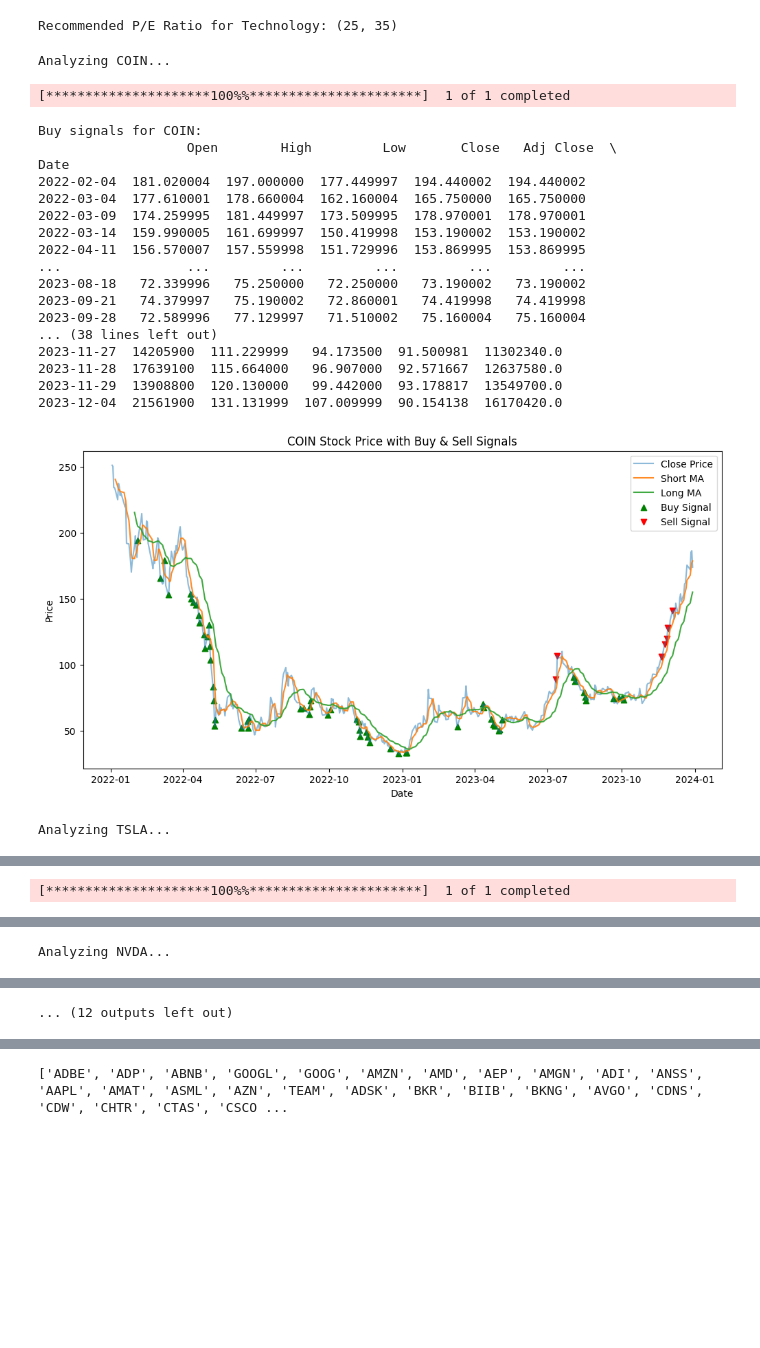
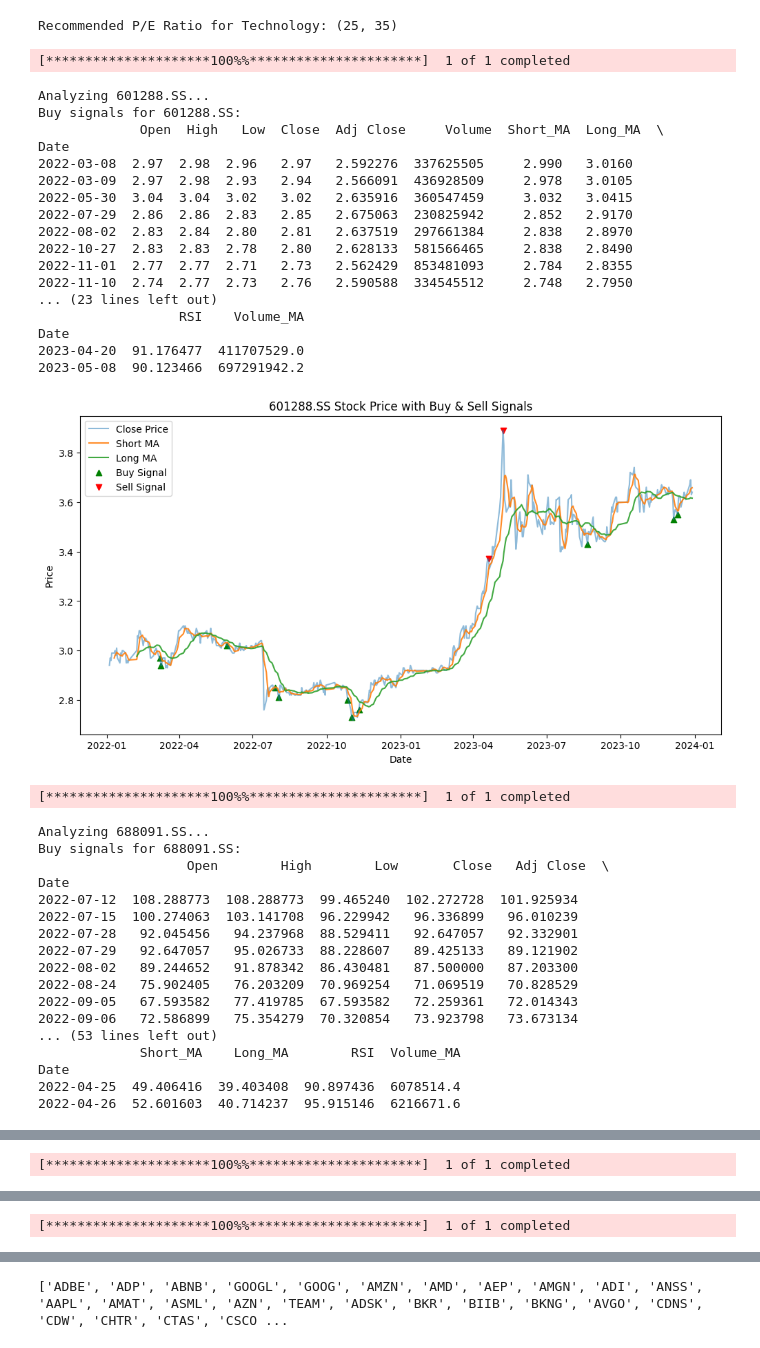
Before and after one commit to zhijiezh/stock-daily-check, a Jupyter notebook: test.ipynb, the cells around one changed output, grey strips where cells are left out. Saved outputs shown, nothing was run; the diff lists cells and outputs as text; code cells hidden in the pictures; blank space fills up the shorter version.

```diff
--- a/test.ipynb
+++ b/test.ipynb
@@ -128,52 +128,68 @@ def backtest_strategy(stock_data, buy_signals, sell_signals, holding_period=30,
 # %%
 
 # Define a list of stock tickers
-tickers = ['COIN', 'TSLA', 'NVDA', 'AMD', 'AAPL', 'JPM']
+tickers = ['601288.SS', '688091.SS', '600221.SS', '600733.SS', '300169.SZ','603628.SS']
 
 start_date = '2022-01-01'
 end_date = '2024-01-01'
 
 # Monitor each stock
 for ticker in tickers:
     print(f"Analyzing {ticker}...")
     stock = get_stock_data(ticker, start_date, end_date)
-    buy, sell = decide_trade(stock, short_window=5, long_window=20)
+    buy, sell = decide_trade(stock, short_window=5, long_window=20, rsi_buy_signal=30, rsi_sell_signal=90)
 
     # You can store these results in a data structure or database
     print(f"Buy signals for {ticker}:\n", stock[buy])
     print(f"Sell signals for {ticker}:\n", stock[sell])
 
     # Optional: Plotting
     plt.figure(figsize=(12,6))
     plt.plot(stock['Close'], label='Close Price', alpha=0.5)
     plt.plot(stock['Short_MA'], label='Short MA', alpha=0.9)
     plt.plot(stock['Long_MA'], label='Long MA', alpha=0.9)
     plt.scatter(stock.index[buy], stock['Close'][buy], marker='^', color='g', label='Buy Signal', alpha=1)
     plt.scatter(stock.index[sell], stock['Close'][sell], marker='v', color='r', label='Sell Signal', alpha=1)
     plt.title(f'{ticker} Stock Price with Buy & Sell Signals')
     plt.xlabel('Date')
     plt.ylabel('Price')
     plt.legend(loc='best')
     plt.show()
 # %% [output]
-Analyzing COIN...
+[*********************100%%**********************]  1 of 1 completed
-[*********************100%%**********************]  1 of 1 completed
+Analyzing 601288.SS...
+Buy signals for 601288.SS:
+             Open  High   Low  Close  Adj Close     Volume  Short_MA  Long_MA  \
+Date
+2022-03-08  2.97  2.98  2.96   2.97   2.592276  337625505     2.990   3.0160
+2022-03-09  2.97  2.98  2.93   2.94   2.566091  436928509     2.978   3.0105
+2022-05-30  3.04  3.04  3.02   3.02   2.635916  360547459     3.032   3.0415
+2022-07-29  2.86  2.86  2.83   2.85   2.675063  230825942     2.852   2.9170
+2022-08-02  2.83  2.84  2.80   2.81   2.637519  297661384     2.838   2.8970
+2022-10-27  2.83  2.83  2.78   2.80   2.628133  581566465     2.838   2.8490
+2022-11-01  2.77  2.77  2.71   2.73   2.562429  853481093     2.784   2.8355
+2022-11-10  2.74  2.77  2.73   2.76   2.590588  334545512     2.748   2.7950
+... (23 lines left out)
+                  RSI    Volume_MA
+Date
+2023-04-20  91.176477  411707529.0
+2023-05-08  90.123466  697291942.2
+[figure, new version]
-Buy signals for COIN:
-                   Open        High         Low       Close   Adj Close  \
-Date
-2022-02-04  181.020004  197.000000  177.449997  194.440002  194.440002
-2022-03-04  177.610001  178.660004  162.160004  165.750000  165.750000
-2022-03-09  174.259995  181.449997  173.509995  178.970001  178.970001
-2022-03-14  159.990005  161.699997  150.419998  153.190002  153.190002
-2022-04-11  156.570007  157.559998  151.729996  153.869995  153.869995
-...                ...         ...         ...         ...         ...
-2023-08-18   72.339996   75.250000   72.250000   73.190002   73.190002
-2023-09-21   74.379997   75.190002   72.860001   74.419998   74.419998
-2023-09-28   72.589996   77.129997   71.510002   75.160004   75.160004
-... (38 lines left out)
-2023-11-27  14205900  111.229999   94.173500  91.500981  11302340.0
-2023-11-28  17639100  115.664000   96.907000  92.571667  12637580.0
-2023-11-29  13908800  120.130000   99.442000  93.178817  13549700.0
-2023-12-04  21561900  131.131999  107.009999  90.154138  16170420.0
+[*********************100%%**********************]  1 of 1 completed
-[figure, old version]
-Analyzing TSLA...
+Analyzing 688091.SS...
+Buy signals for 688091.SS:
+                   Open        High        Low       Close   Adj Close  \
+Date
+2022-07-12  108.288773  108.288773  99.465240  102.272728  101.925934
+2022-07-15  100.274063  103.141708  96.229942   96.336899   96.010239
+2022-07-28   92.045456   94.237968  88.529411   92.647057   92.332901
+2022-07-29   92.647057   95.026733  88.228607   89.425133   89.121902
+2022-08-02   89.244652   91.878342  86.430481   87.500000   87.203300
+2022-08-24   75.902405   76.203209  70.969254   71.069519   70.828529
+2022-09-05   67.593582   77.419785  67.593582   72.259361   72.014343
+2022-09-06   72.586899   75.354279  70.320854   73.923798   73.673134
+... (53 lines left out)
+             Short_MA    Long_MA        RSI  Volume_MA
+Date
+2022-04-25  49.406416  39.403408  90.897436  6078514.4
+2022-04-26  52.601603  40.714237  95.915146  6216671.6
@@ -199 +216 @@ Date
-Analyzing NVDA...
+[*********************100%%**********************]  1 of 1 completed
@@ -219,4 +236,3 @@ Date
-... (12 outputs left out)
 # %%
 
 # Example usage
```
Also changed, not shown: parts of 3 cells of this notebook.
